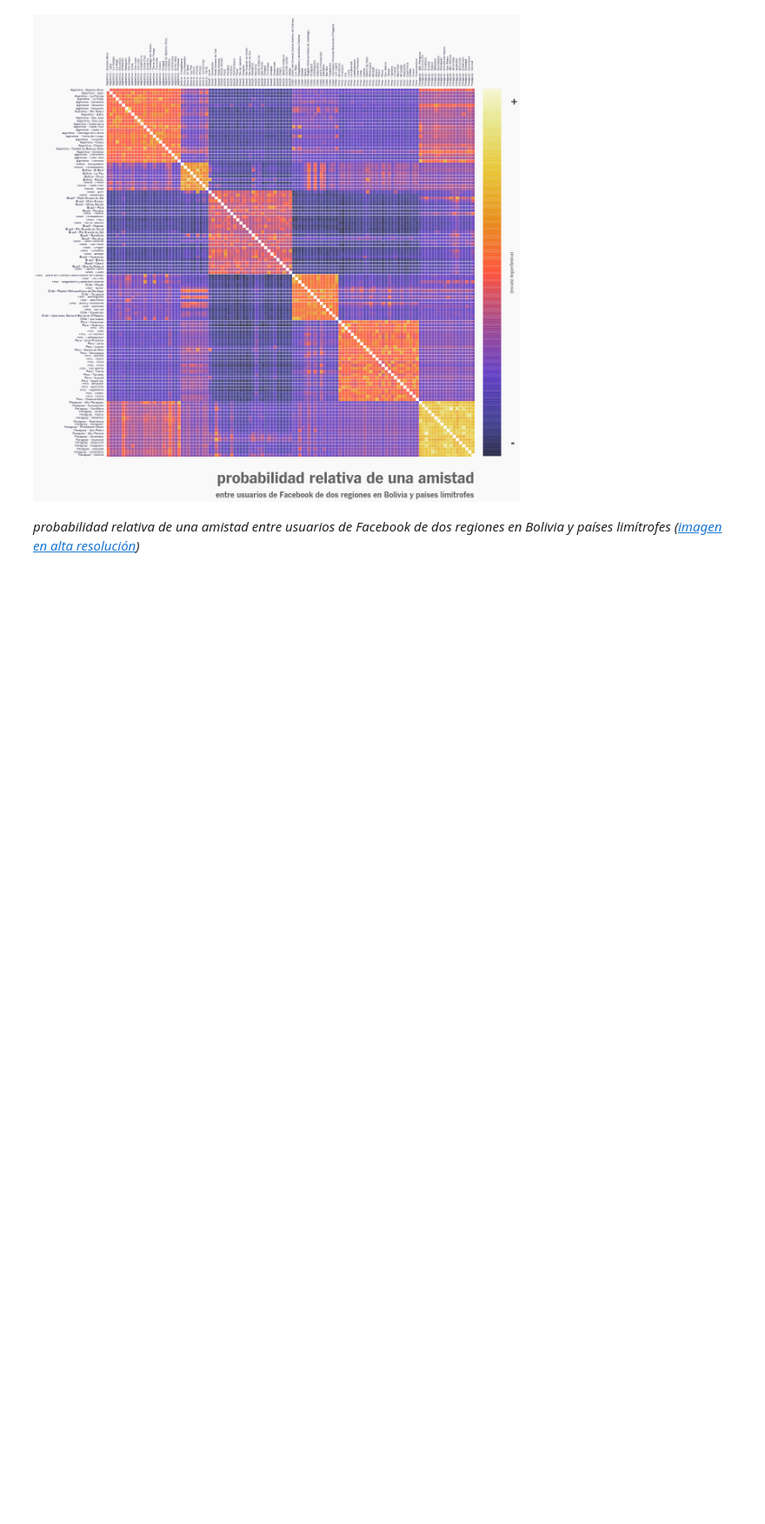
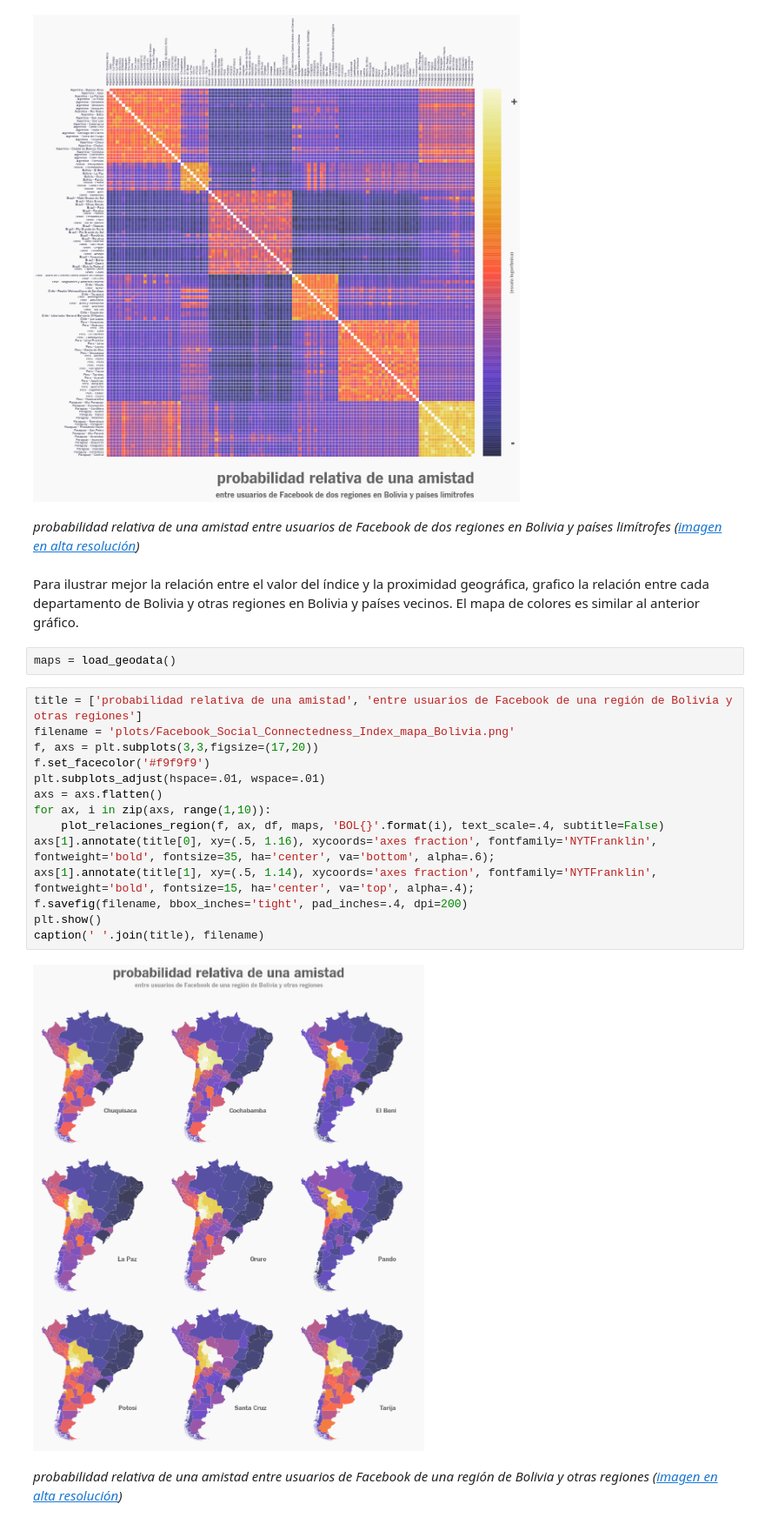
Before and after one commit to mauforonda/notas, a Jupyter notebook: Facebook_Social_Connectedness_Index.ipynb, the cells around one changed output. Shown at 87% size. Drawn from its saved outputs; the diff is of its cells as text; blank space fills up the shorter version.

Commit message:
mapa sci

```diff
--- a/Facebook_Social_Connectedness_Index.ipynb
+++ b/Facebook_Social_Connectedness_Index.ipynb
@@ -126,3 +166,24 @@ caption('probabilidad relativa de una amistad entre usuarios de Facebook de dos
 # %% [output]
 [figure]
 <p class="caption"> <em>probabilidad relativa de una amistad entre usuarios de Facebook de dos regiones en Bolivia y países limítrofes (<a href="https://github.com/mauforonda/notas/raw/main/plots/Facebook_Social_Connectedness_Index_matriz_latam.png">imagen en alta resolución</a>) </em> </p>
+# %% [markdown]
+Para ilustrar mejor la relación entre el valor del índice y la proximidad geográfica, grafico la relación entre cada departamento de Bolivia y otras regiones en Bolivia y países vecinos. El mapa de colores es similar al anterior gráfico.
+# %%
+maps = load_geodata()
+# %%
+title = ['probabilidad relativa de una amistad', 'entre usuarios de Facebook de una región de Bolivia y otras regiones']
+filename = 'plots/Facebook_Social_Connectedness_Index_mapa_Bolivia.png'
+f, axs = plt.subplots(3,3,figsize=(17,20))
+f.set_facecolor('#f9f9f9')
+plt.subplots_adjust(hspace=.01, wspace=.01)
+axs = axs.flatten()
+for ax, i in zip(axs, range(1,10)):
+    plot_relaciones_region(f, ax, df, maps, 'BOL{}'.format(i), text_scale=.4, subtitle=False)
+axs[1].annotate(title[0], xy=(.5, 1.16), xycoords='axes fraction', fontfamily='NYTFranklin', fontweight='bold', fontsize=35, ha='center', va='bottom', alpha=.6);
+axs[1].annotate(title[1], xy=(.5, 1.14), xycoords='axes fraction', fontfamily='NYTFranklin', fontweight='bold', fontsize=15, ha='center', va='top', alpha=.4);
+f.savefig(filename, bbox_inches='tight', pad_inches=.4, dpi=200)
+plt.show()
+caption(' '.join(title), filename)
+# %% [output]
+[figure, added]
+<p class="caption"> <em>probabilidad relativa de una amistad entre usuarios de Facebook de una región de Bolivia y otras regiones (<a href="https://github.com/mauforonda/notas/raw/main/plots/Facebook_Social_Connectedness_Index_mapa_Bolivia.png">imagen en alta resolución</a>) </em> </p>
```
Also changed, not shown: parts of 1 cell of this notebook, 1 other file.
